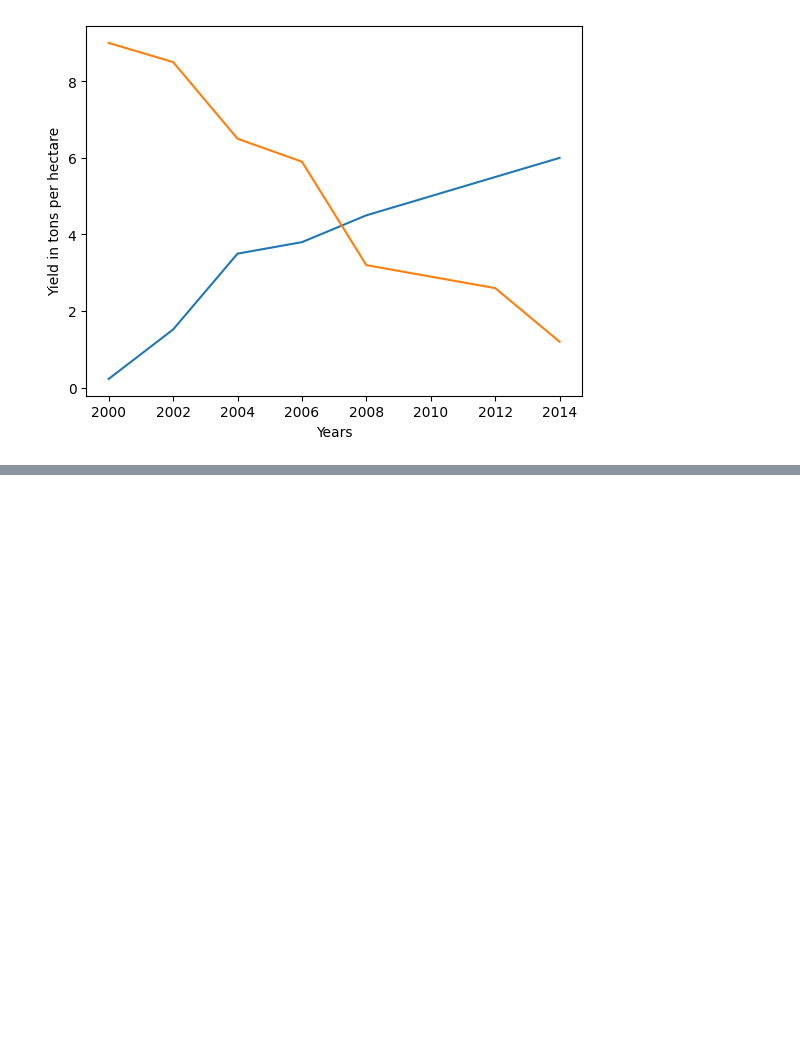
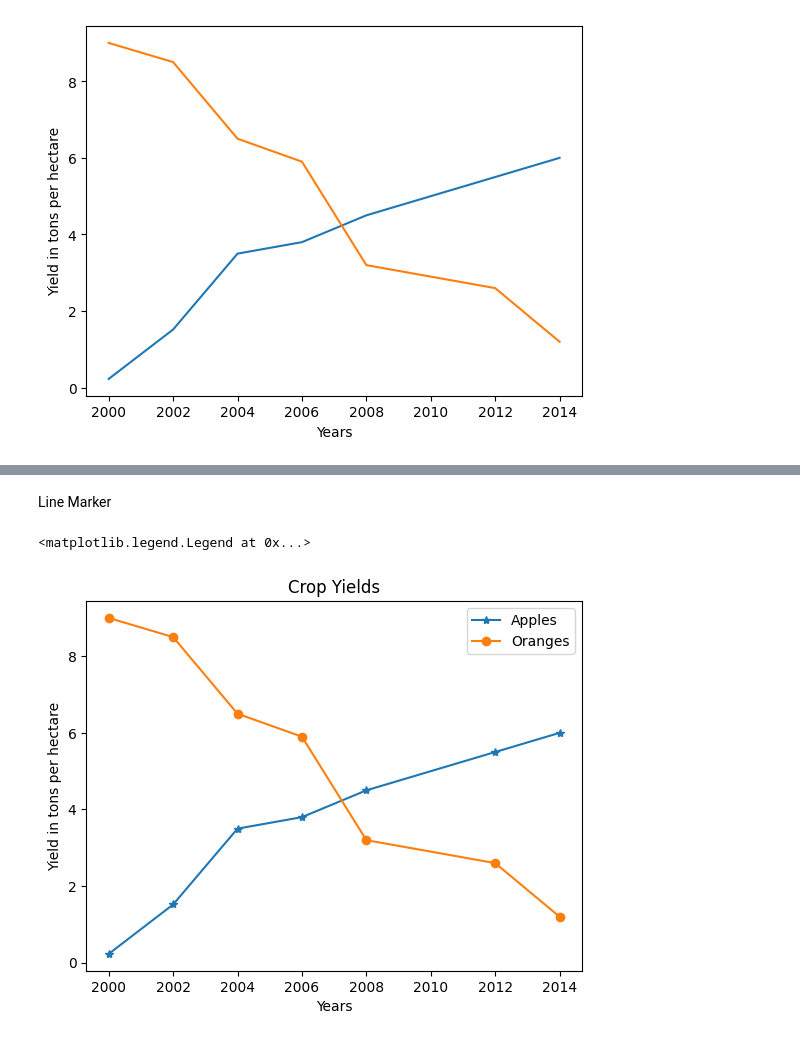
Before and after one commit to tavish7/Data-Visualization-in-Python, a Jupyter notebook: data_viz.ipynb, the cells around one changed output, grey strips where cells are left out. Saved outputs shown, nothing was run; the diff lists cells and outputs as text; code cells hidden in the pictures; blank space fills up the shorter version.

```diff
--- a/data_viz.ipynb
+++ b/data_viz.ipynb
@@ -41,0 +60,14 @@ plt.ylabel("Yield in tons per hectare");
+# %% [markdown]
+Line Marker
+# %%
+plt.plot(years, yield_apples, marker = '*')
+plt.plot(years, orange, marker = 'o')
+
+plt.xlabel("Years")
+plt.ylabel("Yield in tons per hectare")
+
+plt.title("Crop Yields")
+plt.legend(['Apples', 'Oranges'])
+# %% [output]
+<matplotlib.legend.Legend at 0x...>
+[figure, added]
```
Also changed, not shown: parts of 39 cells of this notebook.
